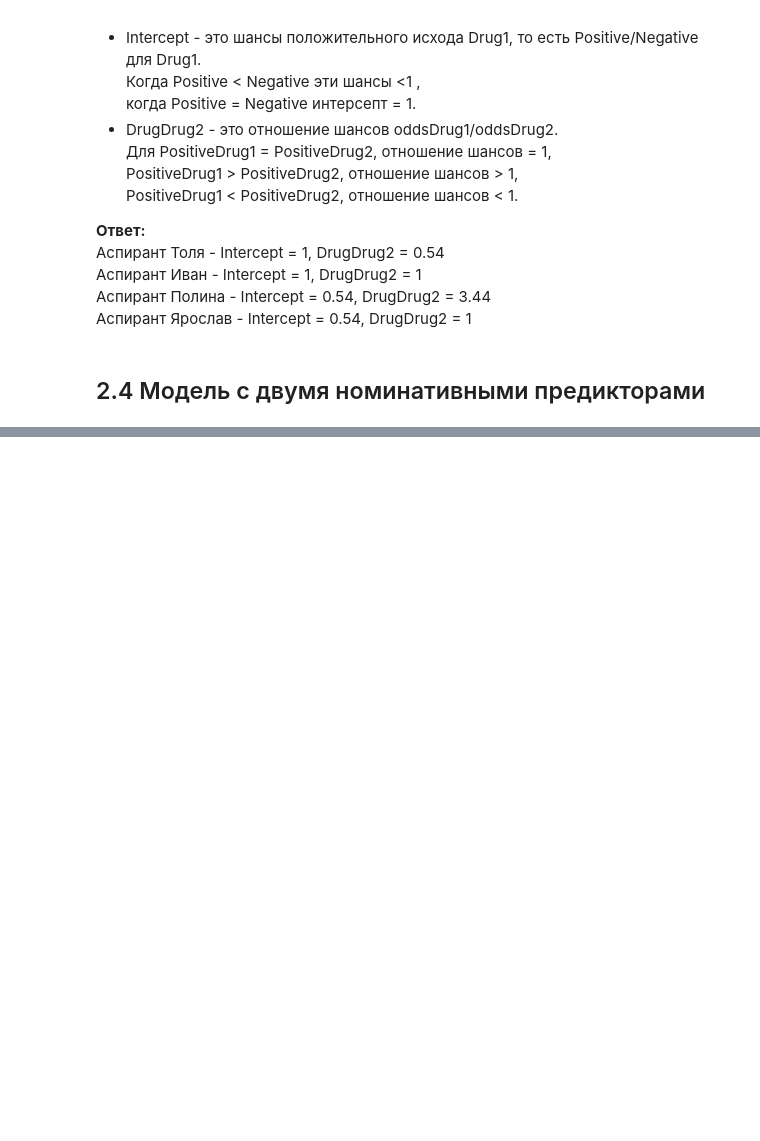
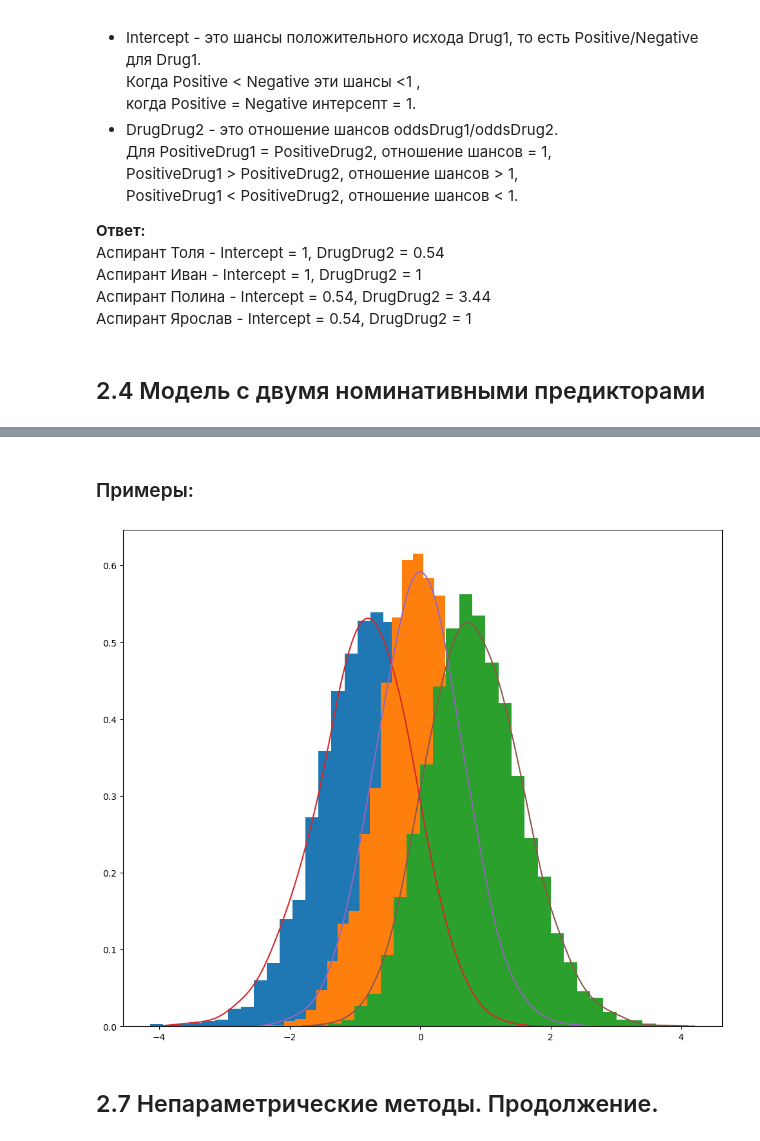
Before and after one commit to LiquidVac/My_study, a Jupyter notebook: STEPIK. Основы статистики ч.2/Лекция 2. Основы Cтатистики ч.2.ipynb, the cells around one changed output, grey strips where cells are left out. Cells and saved outputs as stored; diff of their text form; code cells hidden in the pictures; blank space fills up the shorter version.

```diff
--- a/STEPIK. Основы статистики ч.2/Лекция 2. Основы Cтатистики ч.2.ipynb
+++ b/STEPIK. Основы статистики ч.2/Лекция 2. Основы Cтатистики ч.2.ipynb
@@ -1064,0 +1082,2 @@ print("17) + log(male_p2_odds / female_p2_odds) - log(male_p1_odds / female_p1_o
+# %% [markdown]
+### Примеры:
@@ -1064,0 +1088,43 @@ print("17) + log(male_p2_odds / female_p2_odds) - log(male_p1_odds / female_p1_o
+# %%
+def get_gaussian_density(dataset):
+    ''' Гауссово распределение, полученное на основе выборки
+
+        :param dataset: массив значений '''
+
+    density = stats.gaussian_kde(dataset)
+    density.covariance_factor = lambda : 0.25
+    density._compute_covariance()
+
+    min_x, max_x = np.percentile(dataset, [0, 100])
+
+    return np.linspace(min_x, max_x, 200), density
+
+mu, sigma = 0, 1 # Среднее и стандартное отклонение
+rnd = np.random.normal(mu, sigma, 100000)  # Выборка нормально распределенной величины
+
+
+# Предпологается что признак X расределен нормально в ГС
+# Случайным образом 10000 раз извлекается и упорядочивается по три элемента
+random_samples = (sorted(np.random.choice(rnd, 3)) for i in range(10000))
+# На выходе массивы минимальных, средних и максимальных значений
+min_samples, med_samples, max_samples = zip(*random_samples)
+
+# Гистограмма частот распределения случайной величины
+counts_1, x_range_1, ignored = plt.hist(min_samples, 30, density=True, histtype='barstacked')
+counts_2, x_range_2, ignored = plt.hist(med_samples, 30, density=True, histtype='barstacked')
+counts_3, x_range_3, ignored = plt.hist(max_samples, 30, density=True, histtype='barstacked')
+
+# Гауссова оценка плотности ядра (приближение к гладкой функции)
+x1, linear_1 = get_gaussian_density(rnd1)
+x2, linear_2 = get_gaussian_density(rnd2)
+x3, linear_3 = get_gaussian_density(rnd3)
+
+plt.plot(x1, linear_1(x1))
+plt.plot(x2, linear_2(x2))
+plt.plot(x3, linear_3(x3))
+
+plt.show()
+# %% [output]
+[figure, added]
+# %% [markdown]
+## 2.7 Непараметрические методы. Продолжение.<a id='2.7'></a>
```
Also changed, not shown: parts of 90 cells of this notebook.
